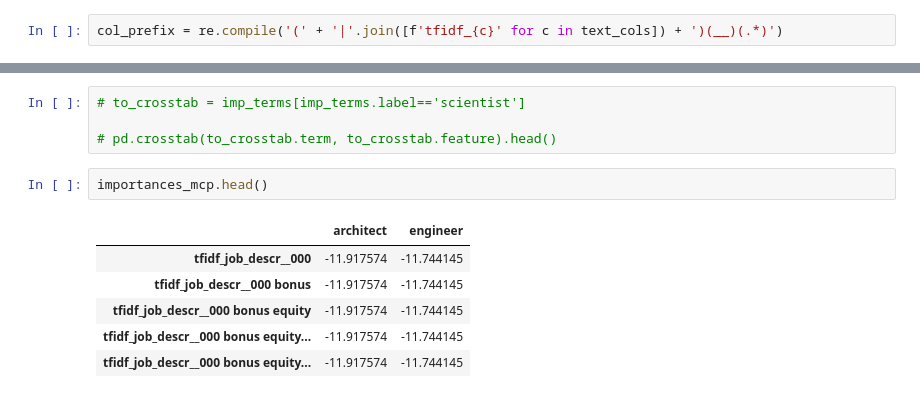
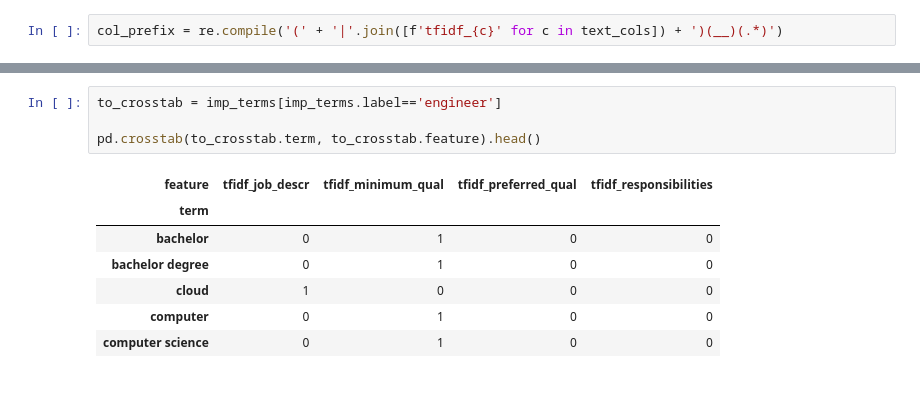
Before and after one commit to rossrco/analyses, a Jupyter notebook: ggl_job_ads/notebooks/job_ads_analysis.ipynb, the cells around one changed output, grey strips where cells are left out. Cells and saved outputs as stored; diff of their text form.

```diff
--- a/ggl_job_ads/notebooks/job_ads_analysis.ipynb
+++ b/ggl_job_ads/notebooks/job_ads_analysis.ipynb
@@ -257,13 +278,12 @@ imp_terms.sort_values('importance').head()
 # %%
-# to_crosstab = imp_terms[imp_terms.label=='scientist']
+to_crosstab = imp_terms[imp_terms.label=='engineer']
 
-# pd.crosstab(to_crosstab.term, to_crosstab.feature).head()
+pd.crosstab(to_crosstab.term, to_crosstab.feature).head()
+# %% [output]
+| feature | tfidf_job_descr | tfidf_minimum_qual | tfidf_preferred_qual | tfidf_responsibilities |
+| term |  |  |  |  |
+| bachelor | 0 | 1 | 0 | 0 |
+| bachelor degree | 0 | 1 | 0 | 0 |
+| cloud | 1 | 0 | 0 | 0 |
+| computer | 0 | 1 | 0 | 0 |
+| computer science | 0 | 1 | 0 | 0 |
-# %%
-importances_mcp.head()
-# %% [output]
-|  | architect | engineer |
-| tfidf_job_descr__000 | -11.917574 | -11.744145 |
-| tfidf_job_descr__000 bonus | -11.917574 | -11.744145 |
-| tfidf_job_descr__000 bonus equity | -11.917574 | -11.744145 |
-| tfidf_job_descr__000 bonus equity... | -11.917574 | -11.744145 |
-| tfidf_job_descr__000 bonus equity... | -11.917574 | -11.744145 |
```
Also changed, not shown: parts of 4 cells of this notebook.
